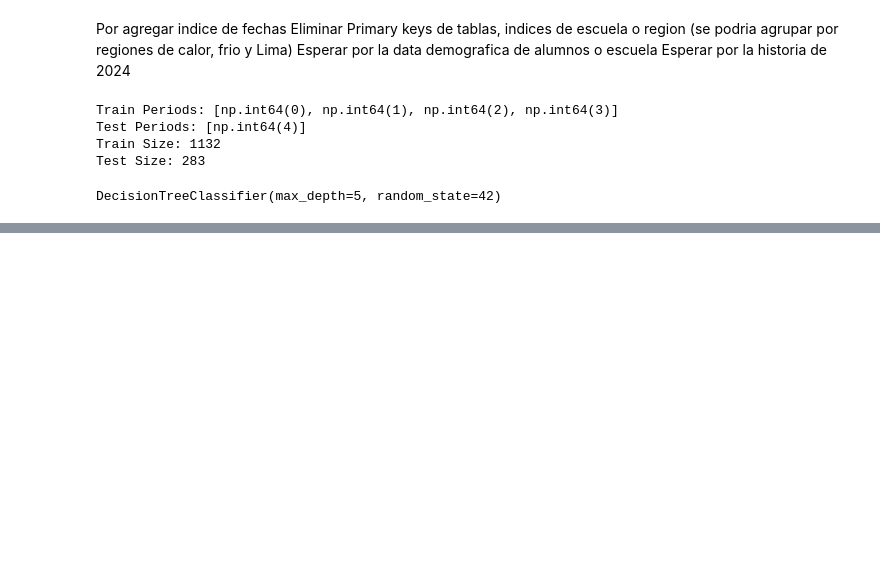
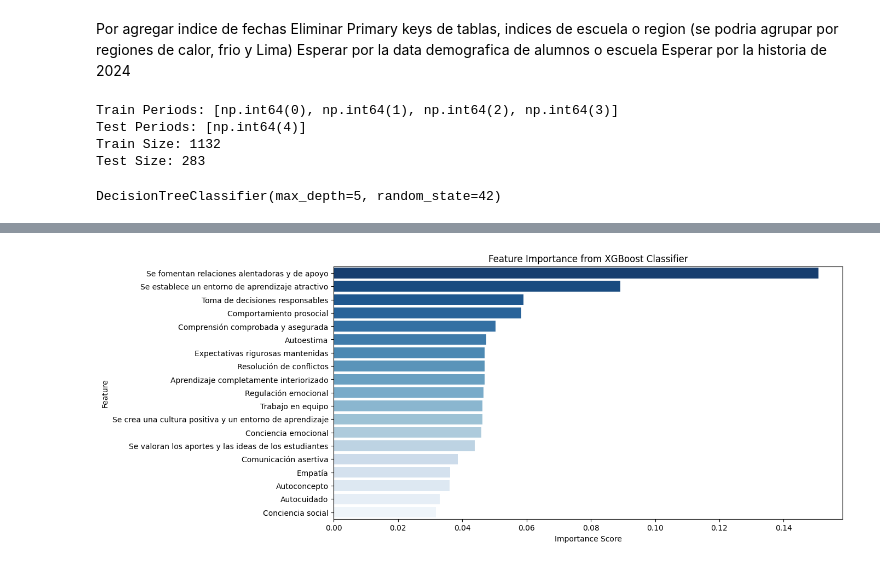
Before and after one commit to Raxcsu/breit-project, a Jupyter notebook: notebook/main.ipynb, the cells around one changed output, grey strips where cells are left out. Drawn from its saved outputs; the diff is of its cells as text; code cells hidden in the pictures; blank space fills up the shorter version.

```diff
--- a/notebook/main.ipynb
+++ b/notebook/main.ipynb
@@ -1068,0 +1114,24 @@ weighted avg       0.91      0.89      0.89       283
+# %%
+# Extract feature importances
+feature_importance = pd.DataFrame({
+    'Feature': X_train.columns,  # Use the feature names from your dataset
+    'Importance': xgb_model.feature_importances_
+})
+
+# Sort by importance (descending)
+feature_importance = feature_importance.sort_values(by='Importance', ascending=False)
+
+# Plot Feature Importance correctly
+plt.figure(figsize=(12, 6))
+sns.barplot(x=feature_importance['Importance'],
+            y=feature_importance['Feature'],
+            hue=feature_importance['Feature'],  # Assign hue
+            palette="Blues_r",
+            legend=False)  # Disable legend
+
+plt.xlabel("Importance Score")
+plt.ylabel("Feature")
+plt.title("Feature Importance from XGBoost Classifier")
+plt.show()
+# %% [output]
+[figure, added]
```
Also changed, not shown: parts of 9 cells of this notebook, 1 other file.
